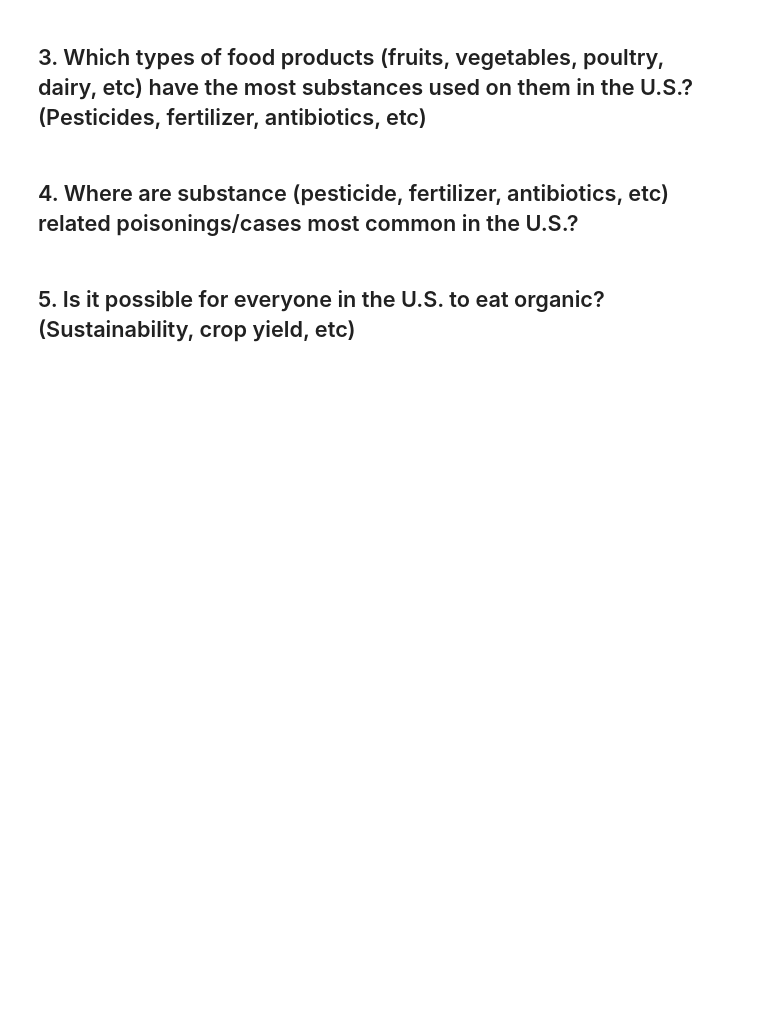
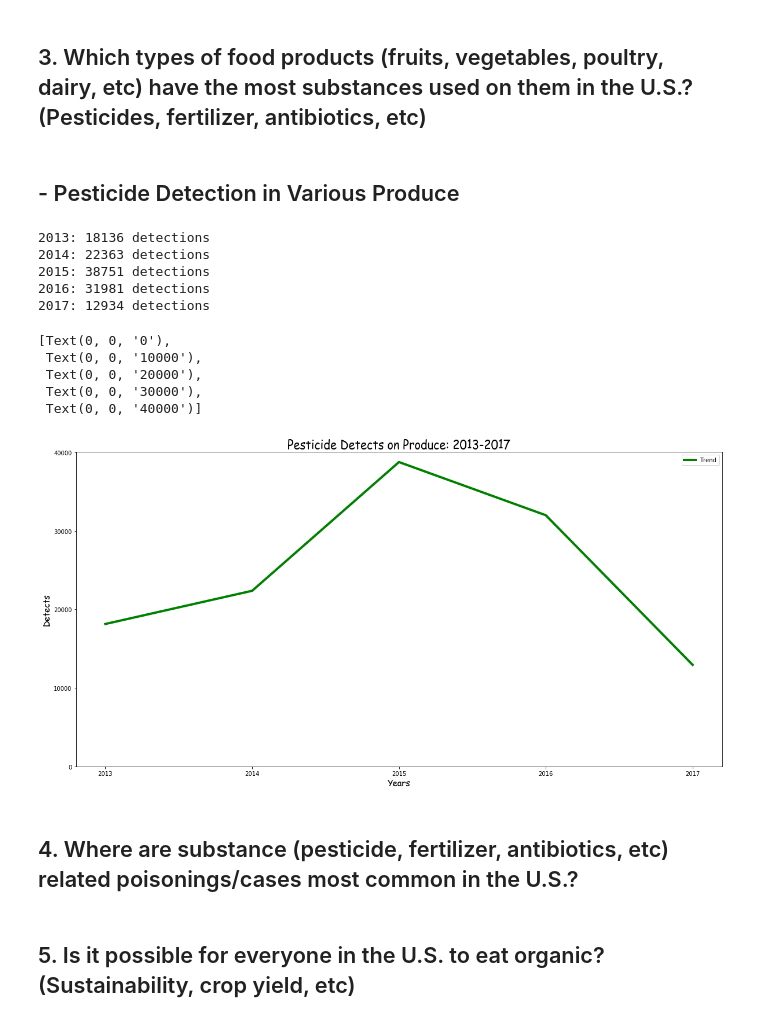
Before and after one commit to alswilli/CMPS-184-Final-Project, a Jupyter notebook: Is Organic Food worth it.ipynb, the cells around one changed output. Cells and saved outputs as stored; diff of their text form; code cells hidden in the pictures; blank space fills up the shorter version.

```diff
--- a/Is Organic Food worth it.ipynb
+++ b/Is Organic Food worth it.ipynb
@@ -241,3 +251,52 @@ Data is a little hard to understand (and the importnat stuff is in a word docume
+# %% [markdown]
+## - Pesticide Detection in Various Produce
+# %%
+# Gathers the data for produce samples with defects for several years (stores in dataframe)
+dfPesticide2013 = pd.read_csv(os.path.join('Data', '3', 'Pesticide', 'SummaryOfFindings2013.csv'), usecols=['Number of Samples with Detects'])
+dfPesticide2014 = pd.read_csv(os.path.join('Data', '3', 'Pesticide', 'SummaryOfFindings2014.csv'), usecols=['Number of Samples with Detects'])
+dfPesticide2015 = pd.read_csv(os.path.join('Data', '3', 'Pesticide', 'SummaryOfFindings2015.csv'), usecols=['Number of Samples with Detects'])
+dfPesticide2016 = pd.read_csv(os.path.join('Data', '3', 'Pesticide', 'SummaryOfFindings2016.csv'), usecols=['Number of Samples with Detects'])
+dfPesticide2017 = pd.read_csv(os.path.join('Data', '3', 'Pesticide', 'SummaryOfFindings2017.csv'), usecols=['Number of Samples with Detects'])
+
+pesticideValues = []
+
+# Appends the total number of defects per year into an array (index maps to a new year).
+# This data is later plotted on the line graph with appropriate labeling
+pesticideValues.append(np.sum(dfPesticide2013['Number of Samples with Detects'].values))
+pesticideValues.append(np.sum(dfPesticide2014['Number of Samples with Detects'].values))
+pesticideValues.append(np.sum(dfPesticide2015['Number of Samples with Detects'].values))
+pesticideValues.append(np.sum(dfPesticide2016['Number of Samples with Detects'].values))
+pesticideValues.append(np.sum(dfPesticide2017['Number of Samples with Detects'].values))
+
+count = 3
+for year in pesticideValues:
+    print('201'+ str(count) + ": " + str(year) + ' detections')
+    count += 1
+# %% [output]
+2013: 18136 detections
+2014: 22363 detections
+2015: 38751 detections
+2016: 31981 detections
+2017: 12934 detections
+# %%
+fig = plt.figure(figsize=(20, 10))
+ax = fig.add_subplot(1, 1, 1)
+ax.plot(pesticideValues, 'g', label='Trend', linewidth=4)
+ax.set_xlabel("Years", fontname='Comic Sans MS', fontsize=15)
+ax.set_ylabel("Detects", fontname='Comic Sans MS', fontsize=15)
+plt.title('Pesticide Detects on Produce: 2013-2017', fontname='Comic Sans MS', fontsize=20)
+ax.legend(loc='best')
+ax.set_xticks([0, 1, 2, 3, 4])
+ax.set_xticklabels(['2013', '2014', '2015', '2016', '2017'])
+ax.set_yticks([0, 10000, 20000, 30000, 40000])
+ax.set_yticklabels(['0', '10000', '20000', '30000', '40000'])
+# %% [output]
+[Text(0, 0, '0'),
+ Text(0, 0, '10000'),
+ Text(0, 0, '20000'),
+ Text(0, 0, '30000'),
+ Text(0, 0, '40000')]
+[figure, added]
 # %% [markdown]
 ## 4. Where are substance (pesticide, fertilizer, antibiotics, etc) related poisonings/cases most common in the U.S.?
 # %%
```
Also changed, not shown: parts of 15 cells of this notebook, 13 other files.
